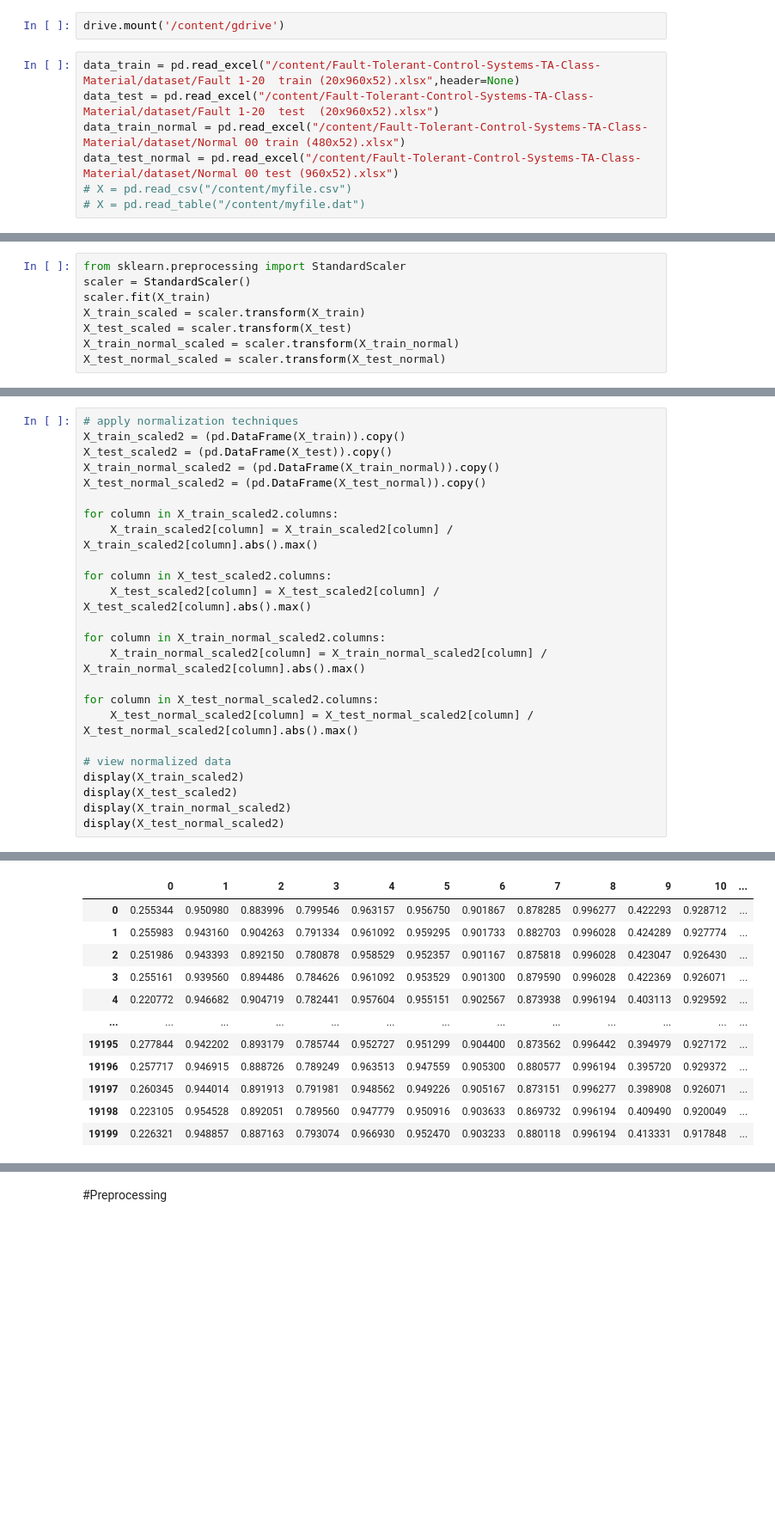
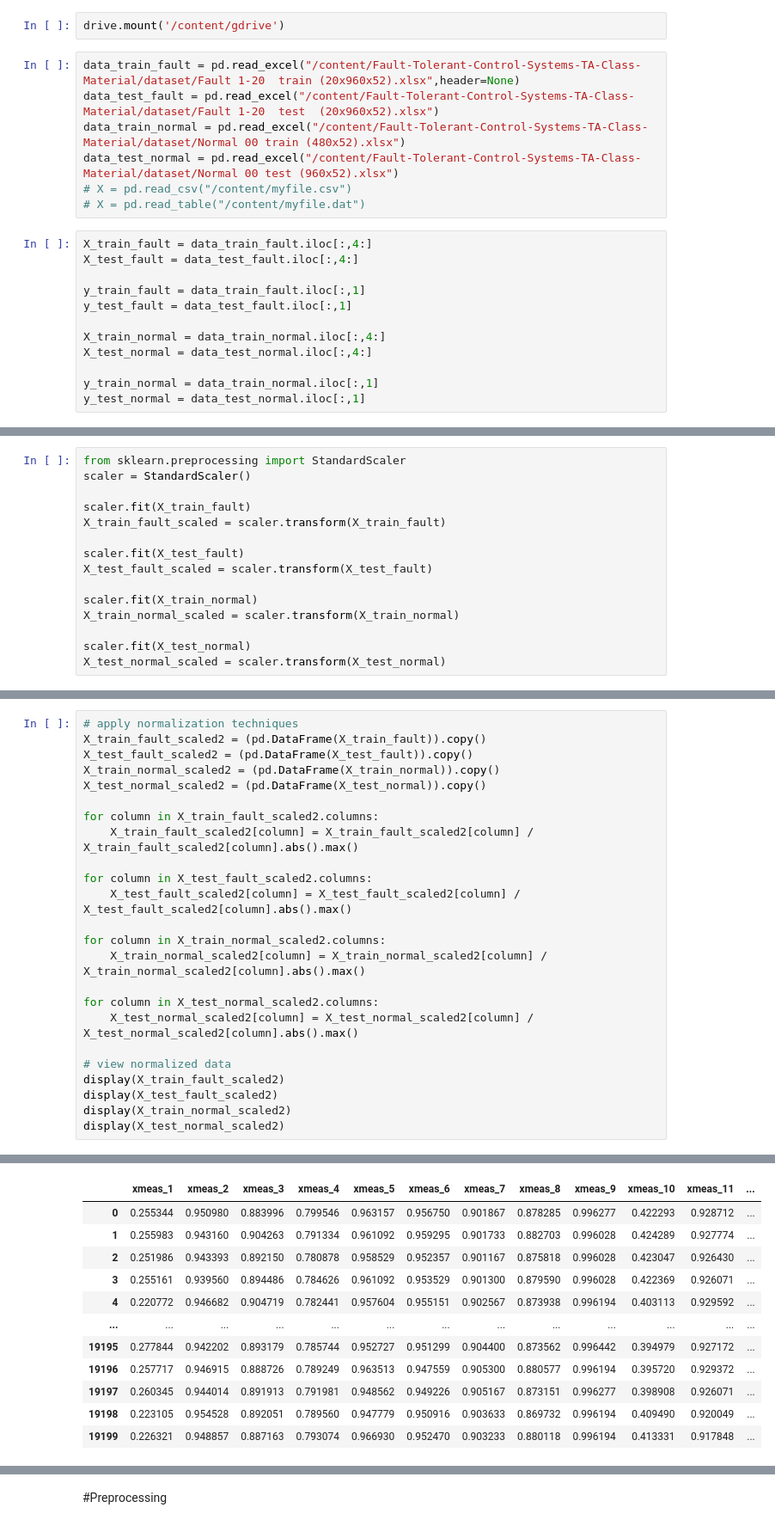
Before and after one commit to forouzanfallah/Fault-Tolerant-Control-Systems-TA-Class-Material, a Jupyter notebook: Homework_1.ipynb, the cells around one changed output, grey strips where cells are left out. Shown at 86% size. Saved outputs shown, nothing was run; the diff lists cells and outputs as text; blank space fills up the shorter version.

```diff
--- a/Homework_1.ipynb
+++ b/Homework_1.ipynb
@@ -24,9 +24,21 @@ upload the data in the colab or link to the google drive
 # %%
 drive.mount('/content/gdrive')
 # %%
-data_train = pd.read_excel("/content/Fault-Tolerant-Control-Systems-TA-Class-Material/dataset/Fault 1-20  train (20x960x52).xlsx",header=None)
-data_test = pd.read_excel("/content/Fault-Tolerant-Control-Systems-TA-Class-Material/dataset/Fault 1-20  test  (20x960x52).xlsx")
+data_train_fault = pd.read_excel("/content/Fault-Tolerant-Control-Systems-TA-Class-Material/dataset/Fault 1-20  train (20x960x52).xlsx",header=None)
+data_test_fault = pd.read_excel("/content/Fault-Tolerant-Control-Systems-TA-Class-Material/dataset/Fault 1-20  test  (20x960x52).xlsx")
 data_train_normal = pd.read_excel("/content/Fault-Tolerant-Control-Systems-TA-Class-Material/dataset/Normal 00 train (480x52).xlsx")
 data_test_normal = pd.read_excel("/content/Fault-Tolerant-Control-Systems-TA-Class-Material/dataset/Normal 00 test (960x52).xlsx")
 # X = pd.read_csv("/content/myfile.csv")
 # X = pd.read_table("/content/myfile.dat")
+# %%
+X_train_fault = data_train_fault.iloc[:,4:]
+X_test_fault = data_test_fault.iloc[:,4:]
+
+y_train_fault = data_train_fault.iloc[:,1]
+y_test_fault = data_test_fault.iloc[:,1]
+
+X_train_normal = data_train_normal.iloc[:,4:]
+X_test_normal = data_test_normal.iloc[:,4:]
+
+y_train_normal = data_train_normal.iloc[:,1]
+y_test_normal = data_test_normal.iloc[:,1]
@@ -105,8 +108,15 @@ print(y_test_normal)
 # %%
 from sklearn.preprocessing import StandardScaler
 scaler = StandardScaler()
-scaler.fit(X_train)
-X_train_scaled = scaler.transform(X_train)
-X_test_scaled = scaler.transform(X_test)
+
+scaler.fit(X_train_fault)
+X_train_fault_scaled = scaler.transform(X_train_fault)
+
+scaler.fit(X_test_fault)
+X_test_fault_scaled = scaler.transform(X_test_fault)
+
+scaler.fit(X_train_normal)
 X_train_normal_scaled = scaler.transform(X_train_normal)
+
+scaler.fit(X_test_normal)
 X_test_normal_scaled = scaler.transform(X_test_normal)
@@ -129,15 +139,15 @@ array([[-0.10849939,  0.30383548,  0.22161119, ..., -0.23169863,
 # %%
 # apply normalization techniques
-X_train_scaled2 = (pd.DataFrame(X_train)).copy()
-X_test_scaled2 = (pd.DataFrame(X_test)).copy()
+X_train_fault_scaled2 = (pd.DataFrame(X_train_fault)).copy()
+X_test_fault_scaled2 = (pd.DataFrame(X_test_fault)).copy()
 X_train_normal_scaled2 = (pd.DataFrame(X_train_normal)).copy()
 X_test_normal_scaled2 = (pd.DataFrame(X_test_normal)).copy()
 
-for column in X_train_scaled2.columns:
-	X_train_scaled2[column] = X_train_scaled2[column] / X_train_scaled2[column].abs().max()
+for column in X_train_fault_scaled2.columns:
+	X_train_fault_scaled2[column] = X_train_fault_scaled2[column] / X_train_fault_scaled2[column].abs().max()
 
-for column in X_test_scaled2.columns:
-	X_test_scaled2[column] = X_test_scaled2[column] / X_test_scaled2[column].abs().max()
+for column in X_test_fault_scaled2.columns:
+	X_test_fault_scaled2[column] = X_test_fault_scaled2[column] / X_test_fault_scaled2[column].abs().max()
 
 for column in X_train_normal_scaled2.columns:
 	X_train_normal_scaled2[column] = X_train_normal_scaled2[column] / X_train_normal_scaled2[column].abs().max()
@@ -146,8 +156,8 @@ for column in X_test_normal_scaled2.columns:
 	X_test_normal_scaled2[column] = X_test_normal_scaled2[column] / X_test_normal_scaled2[column].abs().max()
 
 # view normalized data
-display(X_train_scaled2)
-display(X_test_scaled2)
+display(X_train_fault_scaled2)
+display(X_test_fault_scaled2)
 display(X_train_normal_scaled2)
 display(X_test_normal_scaled2)
 # %% [output]
@@ -155,16 +165,16 @@ display(X_test_normal_scaled2)
 | 0 | 0.249085 | 0.961730 | 0.903397 | 0.827463 | 0.957688 | 0.967420 | 0.901433 | 0.879479 | 0.996359 | 0.422461 | 0.944115 | ... |
 | 1 | 0.249791 | 0.957908 | 0.908902 | 0.844887 | 0.951704 | 0.971389 | 0.901667 | 0.881088 | 0.996359 | 0.419988 | 0.944517 | ... |
 | 2 | 0.249085 | 0.958144 | 0.893184 | 0.846339 | 0.957189 | 0.959845 | 0.902067 | 0.878398 | 0.996442 | 0.419275 | 0.946191 | ... |
 | 3 | 0.248478 | 0.958405 | 0.900026 | 0.849476 | 0.953022 | 0.959685 | 0.902400 | 0.883720 | 0.996194 | 0.419151 | 0.947194 | ... |
 | 4 | 0.292529 | 0.963039 | 0.897014 | 0.836972 | 0.957688 | 0.973078 | 0.901700 | 0.885646 | 0.996194 | 0.407645 | 0.944351 | ... |
 | ... | ... | ... | ... | ... | ... | ... | ... | ... | ... | ... | ... | ... |
 | 9995 | 0.199025 | 0.970761 | 0.897154 | 0.826091 | 0.965310 | 0.965914 | 0.900900 | 0.883685 | 0.996276 | 0.402423 | 0.938466 | ... |
 | 9996 | 0.311659 | 0.959767 | 0.894341 | 0.829399 | 0.951099 | 0.962172 | 0.901100 | 0.875496 | 0.996359 | 0.397427 | 0.939091 | ... |
 | 9997 | 0.310247 | 0.961756 | 0.893743 | 0.832769 | 0.961143 | 0.965937 | 0.901333 | 0.882533 | 0.996194 | 0.399438 | 0.940778 | ... |
 | 9998 | 0.298707 | 0.965944 | 0.901462 | 0.827292 | 0.956584 | 0.966826 | 0.901400 | 0.897253 | 0.996359 | 0.406821 | 0.941179 | ... |
 | 9999 | 0.300766 | 0.973666 | 0.903357 | 0.837788 | 0.963636 | 0.970180 | 0.900200 | 0.889606 | 0.996111 | 0.410506 | 0.937239 | ... |
 10000 rows × 52 columns
-|  | 0 | 1 | 2 | 3 | 4 | 5 | 6 | 7 | 8 | 9 | 10 | ... |
+|  | xmeas_1 | xmeas_2 | xmeas_3 | xmeas_4 | xmeas_5 | xmeas_6 | xmeas_7 | xmeas_8 | xmeas_9 | xmeas_10 | xmeas_11 | ... |
 | 0 | 0.255344 | 0.950980 | 0.883996 | 0.799546 | 0.963157 | 0.956750 | 0.901867 | 0.878285 | 0.996277 | 0.422293 | 0.928712 | ... |
 | 1 | 0.255983 | 0.943160 | 0.904263 | 0.791334 | 0.961092 | 0.959295 | 0.901733 | 0.882703 | 0.996028 | 0.424289 | 0.927774 | ... |
 | 2 | 0.251986 | 0.943393 | 0.892150 | 0.780878 | 0.958529 | 0.952357 | 0.901167 | 0.875818 | 0.996028 | 0.423047 | 0.926430 | ... |
```
Also changed, not shown: parts of 19 cells of this notebook.
